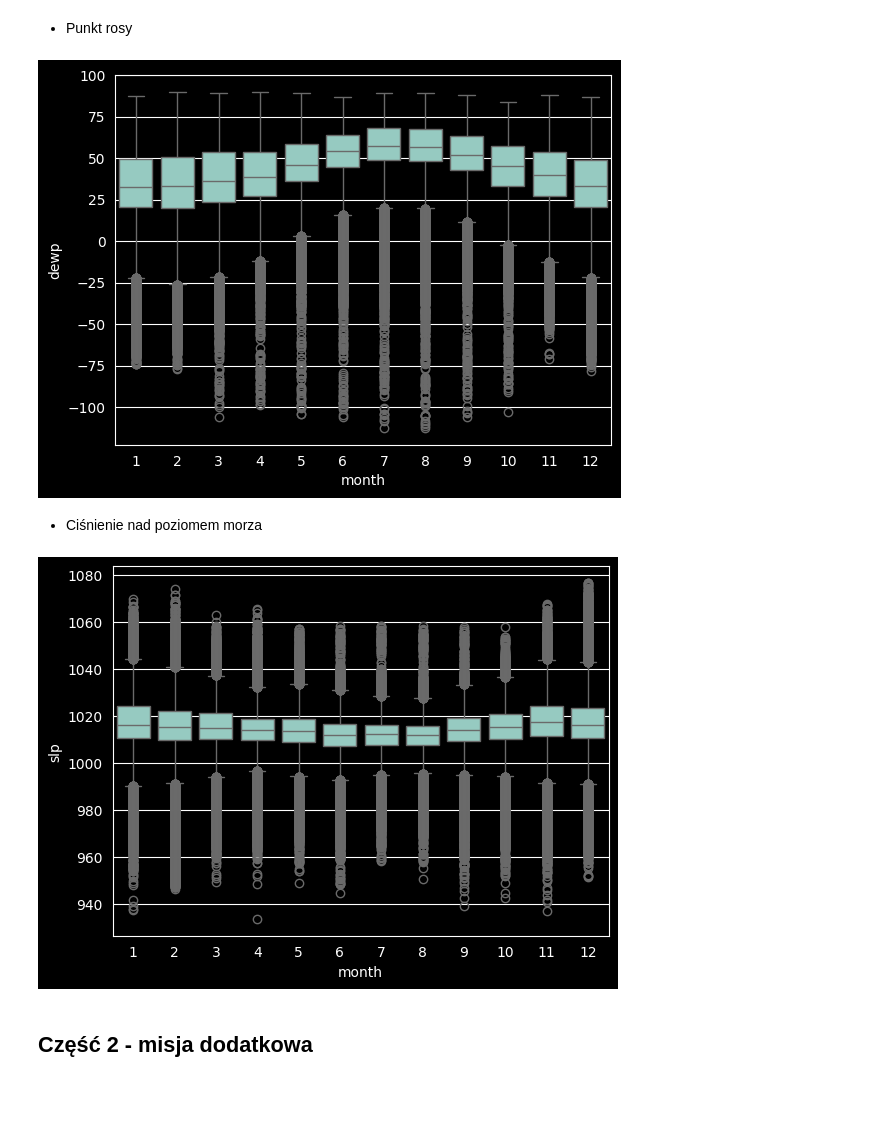
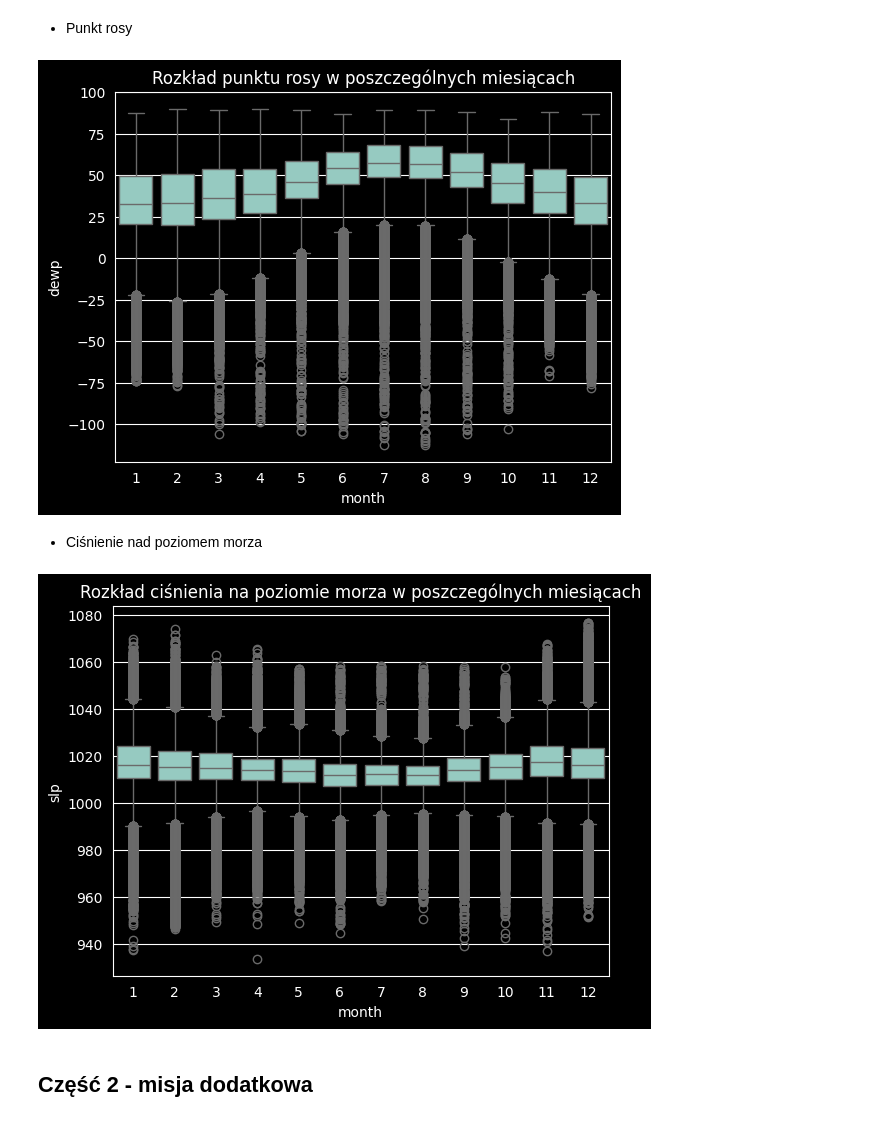
Before and after one commit to Matio004/PodstawyPrzetwarzaniaDuzychZbiorowDanych, a Jupyter notebook: zad2.ipynb, the cells around one changed output. Saved outputs shown, nothing was run; the diff lists cells and outputs as text; code cells hidden in the pictures; blank space fills up the shorter version.

```diff
--- a/zad2.ipynb
+++ b/zad2.ipynb
@@ -85,15 +102,19 @@ sns.boxplot(extreme_weather, x='month', y='gust');
 # %% [markdown]
 - Punkt rosy
 # %%
-sns.boxplot(daily_weather, x='month', y='dewp');
+sns.boxplot(daily_weather, x='month', y='dewp')
+plt.title('Rozkład punktu rosy w poszczególnych miesiącach')
+plt.show()
 # %% [output]
-[figure, old version]
+[figure, new version]
 # %% [markdown]
 - Ciśnienie nad poziomem morza
 # %%
-sns.boxplot(daily_weather, x='month', y='slp');
+sns.boxplot(daily_weather, x='month', y='slp')
+plt.title('Rozkład ciśnienia na poziomie morza w poszczególnych miesiącach')
+plt.show()
 # %% [output]
-[figure, old version]
+[figure, new version]
 # %% [markdown]
 ## Część 2 - misja dodatkowa
 # %% [markdown]
```
Also changed, not shown: parts of 14 cells of this notebook.
